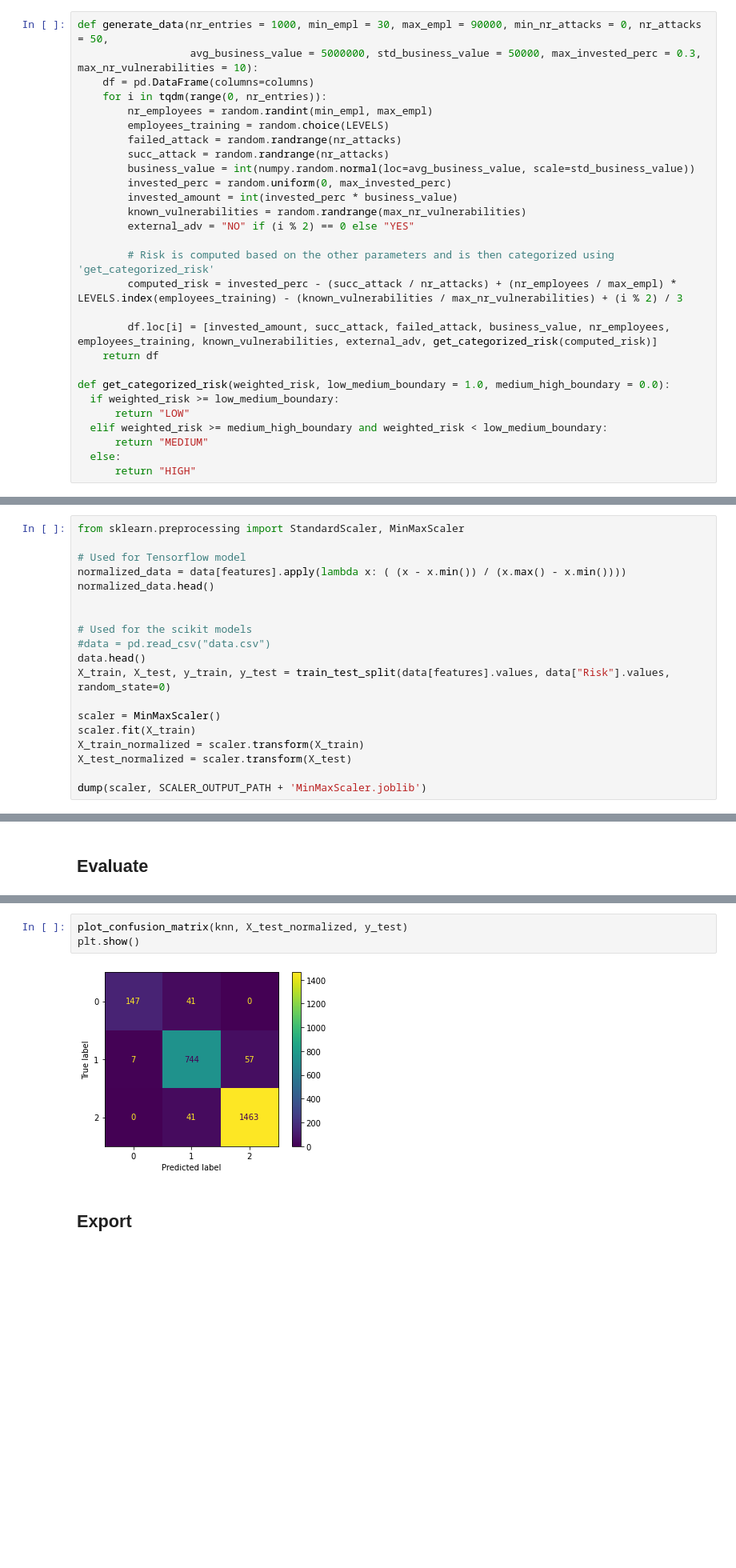
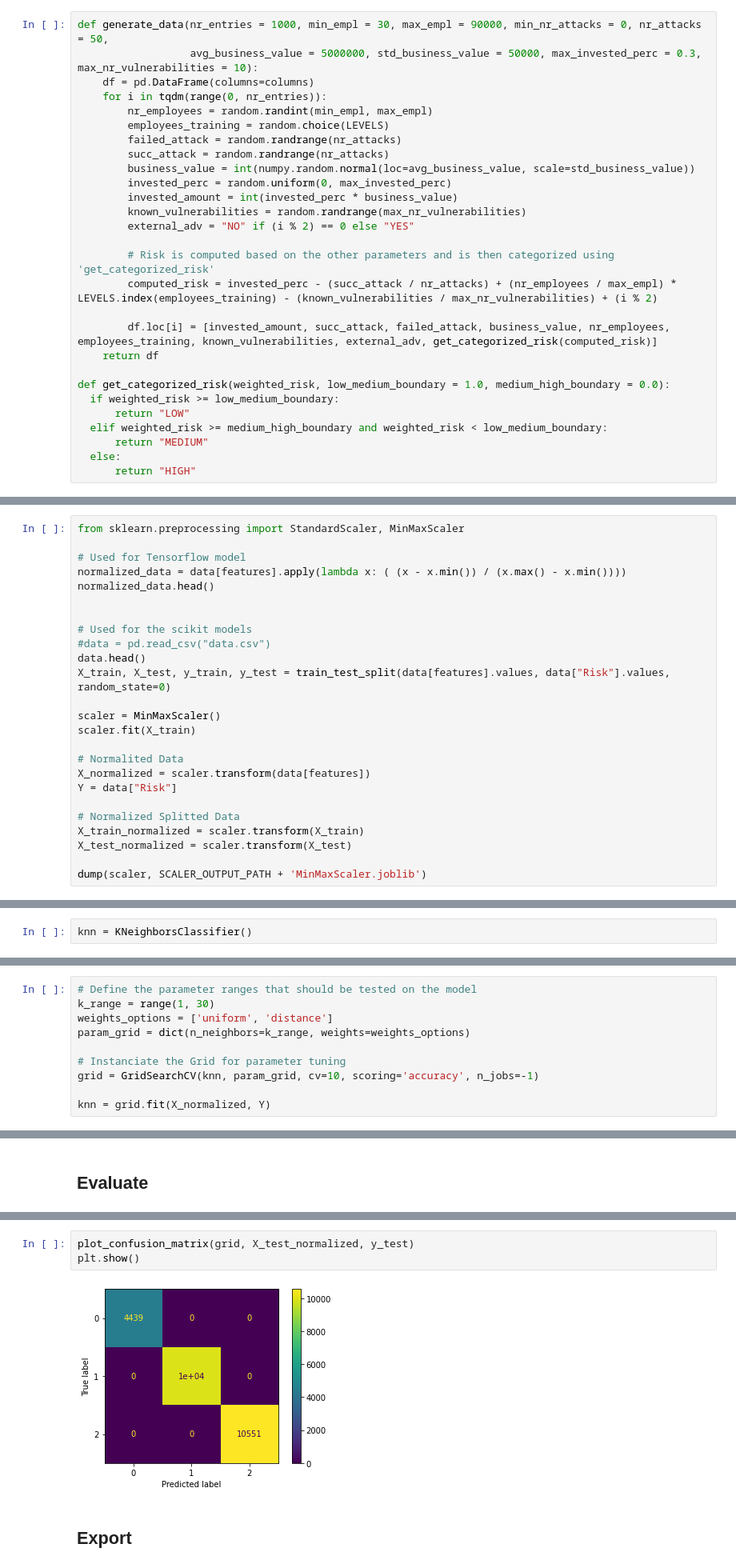
Before and after one commit to Sulasdeli/SecRiskAI, a Jupyter notebook: notebooks/train_evaluate_export_models.ipynb, the cells around one changed output, grey strips where cells are left out. Shown at 80% size. Drawn from its saved outputs; the diff is of its cells as text; blank space fills up the shorter version.

Commit message:
add 10-Fold Cross validation to KNN to achieve highier accuracy

```diff
--- a/notebooks/train_evaluate_export_models.ipynb
+++ b/notebooks/train_evaluate_export_models.ipynb
@@ -35,7 +37,7 @@ def generate_data(nr_entries = 1000, min_empl = 30, max_empl = 90000, min_nr_att
         external_adv = "NO" if (i % 2) == 0 else "YES"
 
         # Risk is computed based on the other parameters and is then categorized using 'get_categorized_risk'
-        computed_risk = invested_perc - (succ_attack / nr_attacks) + (nr_employees / max_empl) * LEVELS.index(employees_training) - (known_vulnerabilities / max_nr_vulnerabilities) + (i % 2) / 3
+        computed_risk = invested_perc - (succ_attack / nr_attacks) + (nr_employees / max_empl) * LEVELS.index(employees_training) - (known_vulnerabilities / max_nr_vulnerabilities) + (i % 2)
 
         df.loc[i] = [invested_amount, succ_attack, failed_attack, business_value, nr_employees, employees_training, known_vulnerabilities, external_adv, get_categorized_risk(computed_risk)]
     return df
@@ -105,6 +114,12 @@ X_train, X_test, y_train, y_test = train_test_split(data[features].values, data[
 
 scaler = MinMaxScaler()
 scaler.fit(X_train)
+
+# Normalited Data
+X_normalized = scaler.transform(data[features])
+Y = data["Risk"]
+
+# Normalized Splitted Data
 X_train_normalized = scaler.transform(X_train)
 X_test_normalized = scaler.transform(X_test)
 
@@ -352,0 +386,2 @@ from sklearn.neighbors import KNeighborsClassifier
+# %%
+knn = KNeighborsClassifier()
@@ -352,0 +390,10 @@ from sklearn.neighbors import KNeighborsClassifier
+# %%
+# Define the parameter ranges that should be tested on the model
+k_range = range(1, 30)
+weights_options = ['uniform', 'distance']
+param_grid = dict(n_neighbors=k_range, weights=weights_options)
+
+# Instanciate the Grid for parameter tuning
+grid = GridSearchCV(knn, param_grid, cv=10, scoring='accuracy', n_jobs=-1)
+
+knn = grid.fit(X_normalized, Y)
@@ -364,8 +445,8 @@ Accuracy: 94.16%
 # %%
-plot_confusion_matrix(knn, X_test_normalized, y_test)
+plot_confusion_matrix(grid, X_test_normalized, y_test)
 plt.show()
 # %% [output]
-[figure, old version]
+[figure, new version]
 # %% [markdown]
 ## Export
 # %%
```
Also changed, not shown: parts of 35 cells of this notebook, 4 other files.
